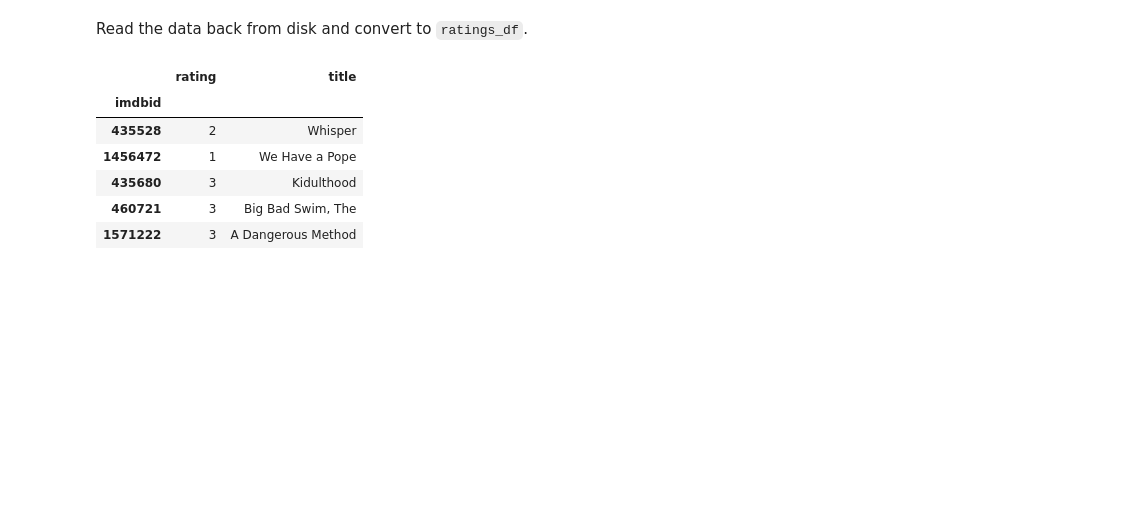
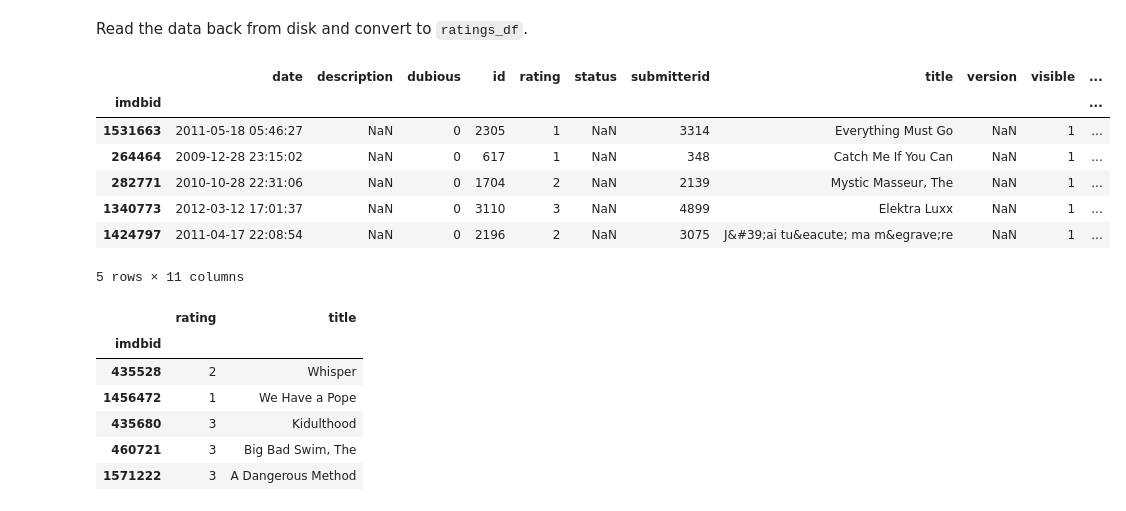
Before and after one commit to brianckeegan/Bechdel, a Jupyter notebook: Bechdel_test.ipynb, the cells around one changed output. Cells and saved outputs as stored; diff of their text form; code cells hidden in the pictures; blank space fills up the shorter version.

```diff
--- a/Bechdel_test.ipynb
+++ b/Bechdel_test.ipynb
@@ -189,6 +185,17 @@ Read the data back from disk and convert to `ratings_df`.
 ratings_df = pd.read_json('bechdel.json')
 ratings_df['imdbid'] = ratings_df['imdbid'].dropna().apply(int)
 ratings_df = ratings_df.set_index('imdbid')
+# %%
+ratings_df.tail()
+# %% [output]
+|  | date | description | dubious | id | rating | status | submitterid | title | version | visible | ... |
+| imdbid |  |  |  |  |  |  |  |  |  |  | ... |
+| 1531663 | 2011-05-18 05:46:27 | NaN | 0 | 2305 | 1 | NaN | 3314 | Everything Must Go | NaN | 1 | ... |
+| 264464 | 2009-12-28 23:15:02 | NaN | 0 | 617 | 1 | NaN | 348 | Catch Me If You Can | NaN | 1 | ... |
+| 282771 | 2010-10-28 22:31:06 | NaN | 0 | 1704 | 2 | NaN | 2139 | Mystic Masseur, The | NaN | 1 | ... |
+| 1340773 | 2012-03-12 17:01:37 | NaN | 0 | 3110 | 3 | NaN | 4899 | Elektra Luxx | NaN | 1 | ... |
+| 1424797 | 2011-04-17 22:08:54 | NaN | 0 | 2196 | 2 | NaN | 3075 | J&#39;ai tu&eacute; ma m&egrave;re | NaN | 1 | ... |
+5 rows × 11 columns
 # %%
 ratings_df.dropna(subset=['title'],inplace=True)
 ratings_df2 = ratings_df[['rating','title']]
```
Also changed, not shown: parts of 27 cells of this notebook.
